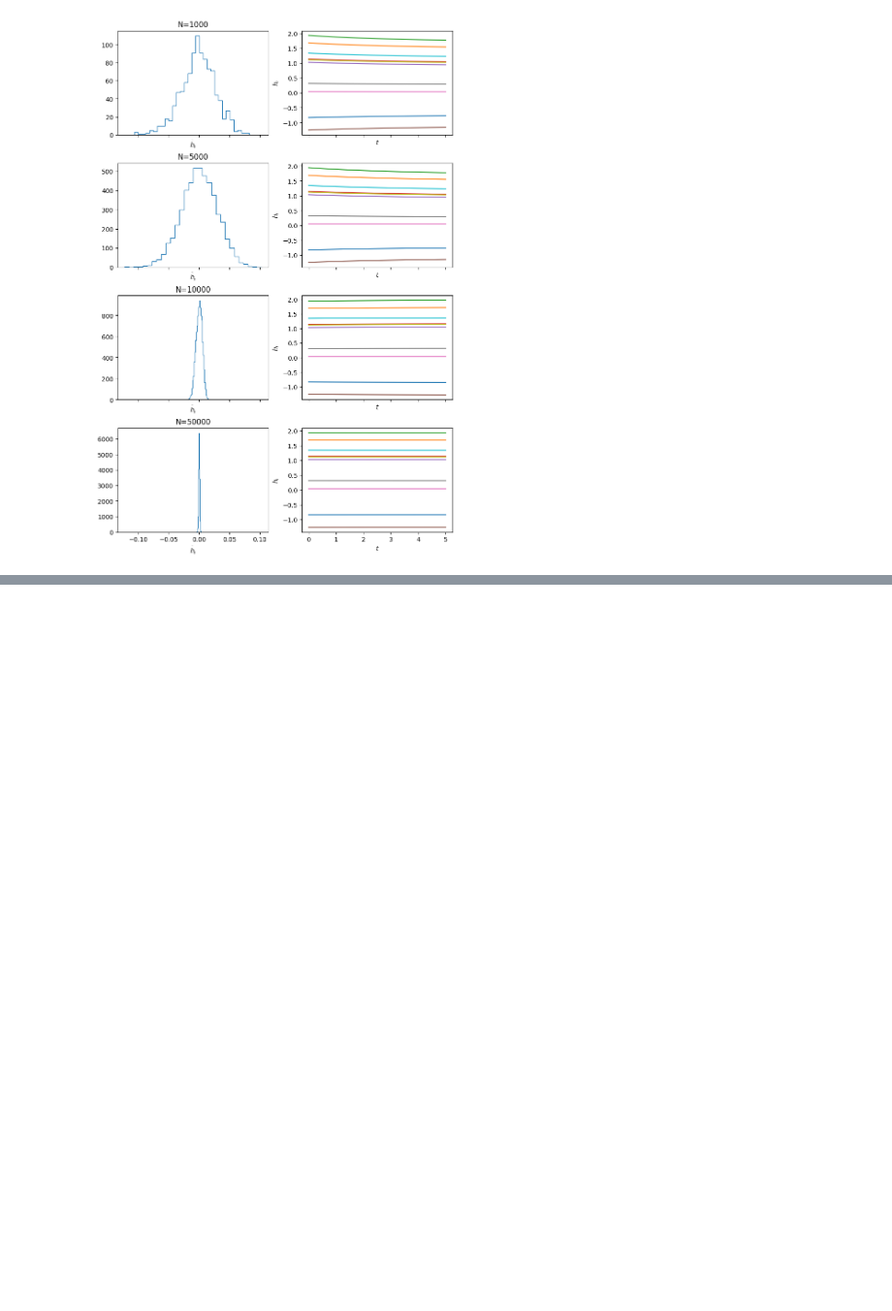
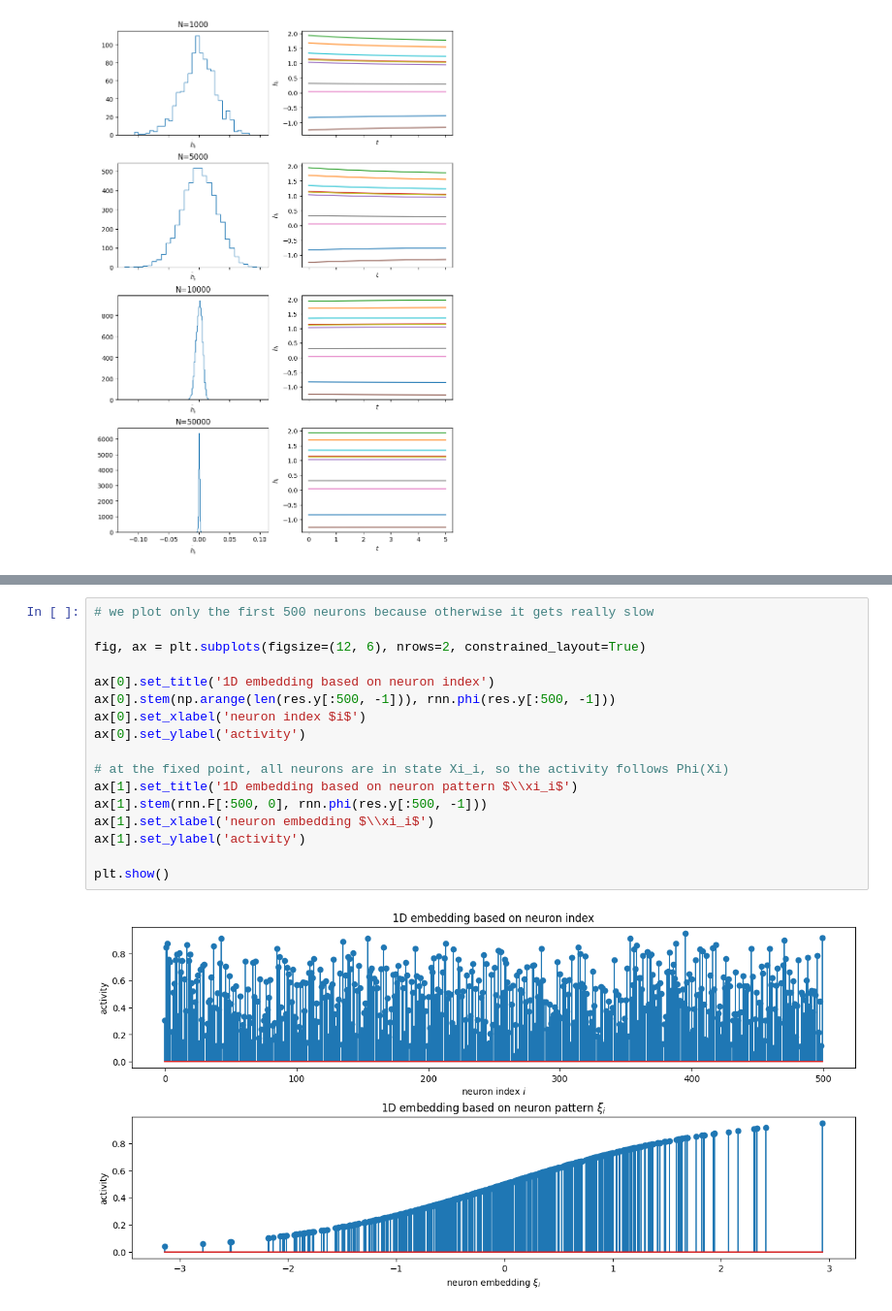
Before and after one commit to ninivert/lcnthesis, a Jupyter notebook: notebooks/notebook.ipynb, the cells around one changed output, grey strips where cells are left out. Shown at 97% size. Drawn from its saved outputs; the diff is of its cells as text; blank space fills up the shorter version.

```diff
--- a/notebooks/notebook.ipynb
+++ b/notebooks/notebook.ipynb
@@ -197,0 +212,19 @@ do not simulate the field equation, we are already sampling discretely
+# %%
+# we plot only the first 500 neurons because otherwise it gets really slow
+
+fig, ax = plt.subplots(figsize=(12, 6), nrows=2, constrained_layout=True)
+
+ax[0].set_title('1D embedding based on neuron index')
+ax[0].stem(np.arange(len(res.y[:500, -1])), rnn.phi(res.y[:500, -1]))
+ax[0].set_xlabel('neuron index $i$')
+ax[0].set_ylabel('activity')
+
+# at the fixed point, all neurons are in state Xi_i, so the activity follows Phi(Xi)
+ax[1].set_title('1D embedding based on neuron pattern $\\xi_i$')
+ax[1].stem(rnn.F[:500, 0], rnn.phi(res.y[:500, -1]))
+ax[1].set_xlabel('neuron embedding $\\xi_i$')
+ax[1].set_ylabel('activity')
+
+plt.show()
+# %% [output]
+[figure, added]
```
Also changed, not shown: parts of 12 cells of this notebook, 3 other files.
